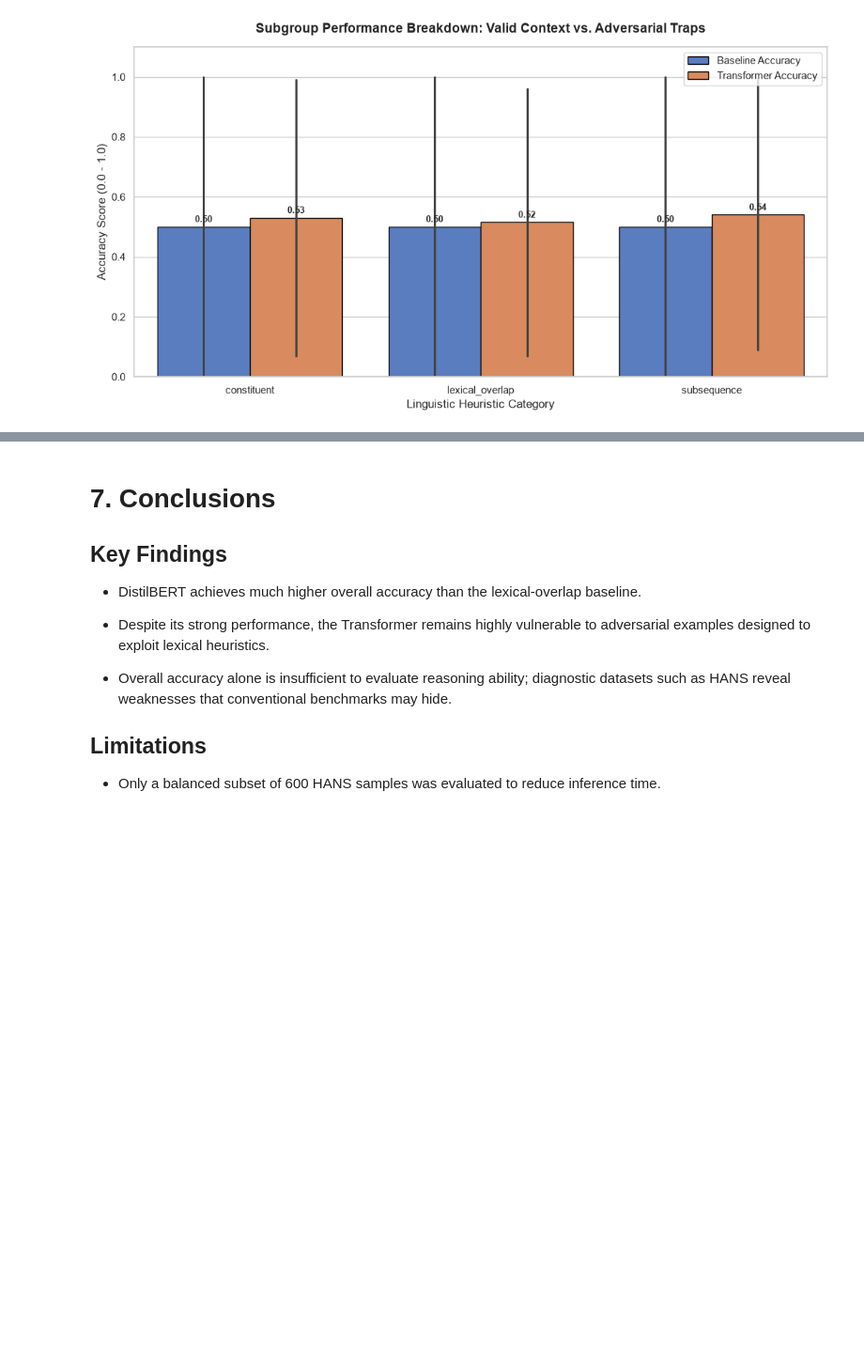
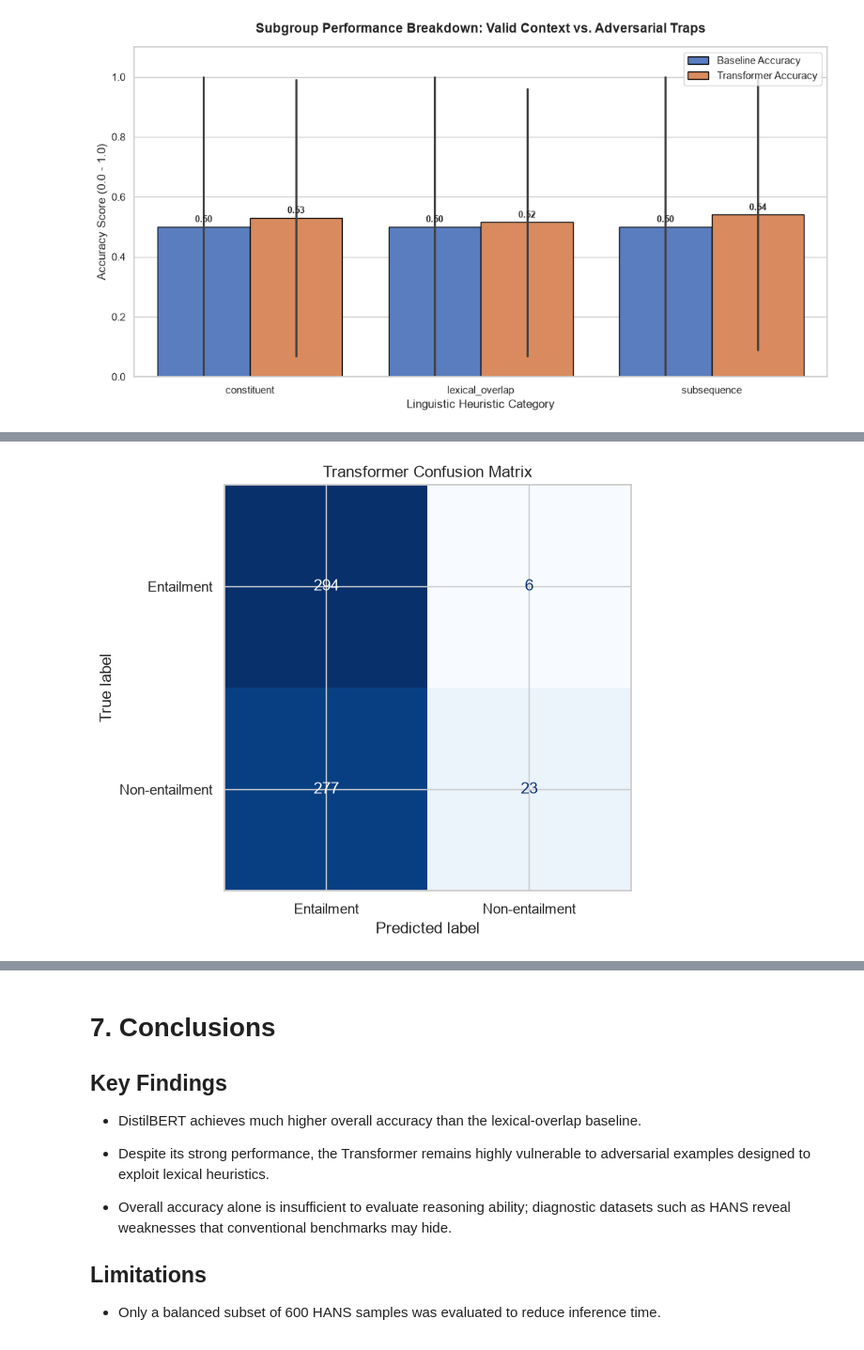
Before and after one commit to Weegoos/nli-heuristic-bias-diagnosis, a Jupyter notebook: hans-nli-bias-analysis.ipynb, the cells around one changed output, grey strips where cells are left out. Shown at 94% size. Saved outputs shown, nothing was run; the diff lists cells and outputs as text; code cells hidden in the pictures; blank space fills up the shorter version.

```diff
--- a/hans-nli-bias-analysis.ipynb
+++ b/hans-nli-bias-analysis.ipynb
@@ -490,0 +585,31 @@ plt.show()
+# %%
+
+cm = confusion_matrix(
+    df_sample["gold_label"],
+    df_sample["transformer_pred"],
+    labels=["entailment","non-entailment"]
+)
+
+fig, ax = plt.subplots(figsize=(6,6))
+
+disp = ConfusionMatrixDisplay(
+    confusion_matrix=cm,
+    display_labels=[
+        "Entailment",
+        "Non-entailment"
+    ]
+)
+
+disp.plot(
+    cmap="Blues",
+    ax=ax,
+    colorbar=False
+)
+
+plt.title("Transformer Confusion Matrix")
+
+plt.tight_layout()
+
+plt.show()
+# %% [output]
+[figure, added]
```
Also changed, not shown: parts of 8 cells of this notebook.
